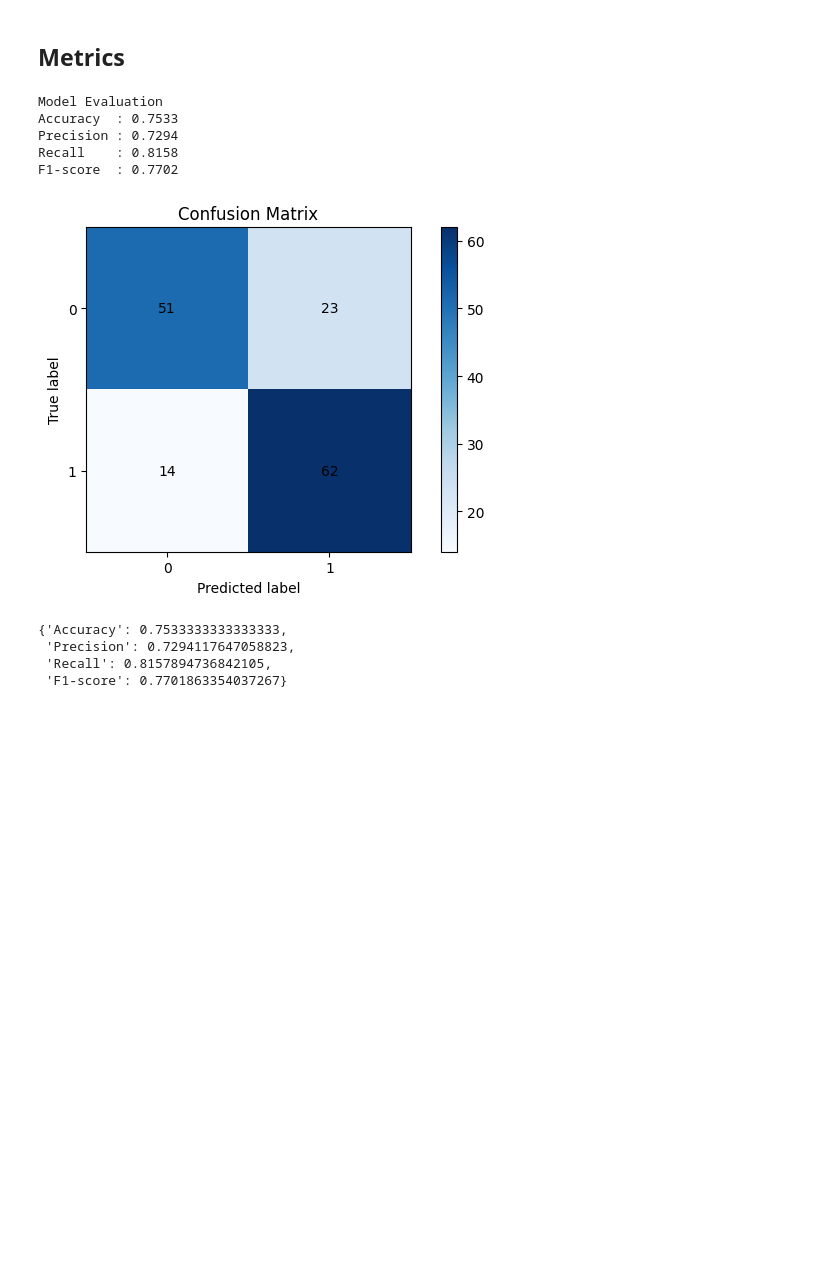
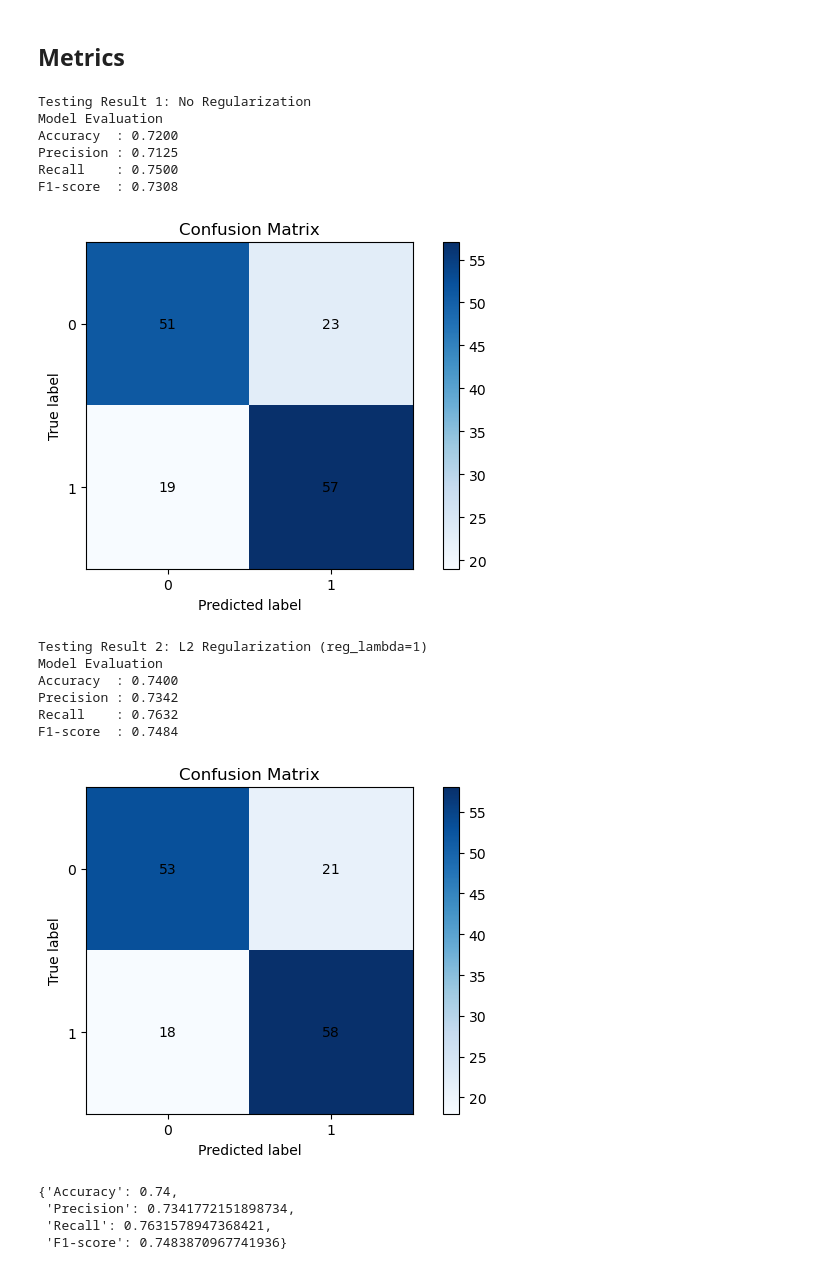
Before and after one commit to minhman293/DM2026-Assignment-1-2, a Jupyter notebook: Real_World_Classification.ipynb, the cells around one changed output. Saved outputs shown, nothing was run; the diff lists cells and outputs as text; code cells hidden in the pictures; blank space fills up the shorter version.

```diff
--- a/Real_World_Classification.ipynb
+++ b/Real_World_Classification.ipynb
@@ -203,7 +203,10 @@ for col in feature_cols:
 
 X = df[feature_cols].values.astype(float)
 y = df['Species'].values
-X_train, X_test, y_train, y_test = train_test_split(X, y, test_size=0.3, random_state=seed)
+X_train, X_test, y_train, y_test = train_test_split(
+    X, y, test_size=0.3, random_state=seed
+)
 
+print('Train shape:', X_train.shape, '| Test shape:', X_test.shape)
 df.head()
 # %% [output]
@@ -277,19 +366,32 @@ Sum of absolute values of weights: 18.08398325256373
 # %% [markdown]
 ## Metrics
 # %%
-# use evaluate_binary_classifier to evaluate the model on the test set
+# Evaluate binary classification performance
 from model.metrics import evaluate_binary_classifier
 
-y_pred = model.predict(X_test)
-evaluate_binary_classifier(y_test, y_pred)
+print('Testing Result 1: No Regularization')
+y_pred_no_reg = trained_models['no_regularization'].predict(X_test)
+evaluate_binary_classifier(y_test, y_pred_no_reg)
+
+print('\nTesting Result 2: L2 Regularization (reg_lambda=1)')
+y_pred_l2 = trained_models['l2_lambda_1'].predict(X_test)
+evaluate_binary_classifier(y_test, y_pred_l2)
 # %% [output]
+Testing Result 1: No Regularization
 Model Evaluation
-Accuracy  : 0.7533
-Precision : 0.7294
-Recall    : 0.8158
-F1-score  : 0.7702
+Accuracy  : 0.7200
+Precision : 0.7125
+Recall    : 0.7500
+F1-score  : 0.7308
-[figure, old version]
+[figure, new version]
-{'Accuracy': 0.7533333333333333,
- 'Precision': 0.7294117647058823,
- 'Recall': 0.8157894736842105,
- 'F1-score': 0.7701863354037267}
+Testing Result 2: L2 Regularization (reg_lambda=1)
+Model Evaluation
+Accuracy  : 0.7400
+Precision : 0.7342
+Recall    : 0.7632
+F1-score  : 0.7484
+[figure, added]
+{'Accuracy': 0.74,
+ 'Precision': 0.7341772151898734,
+ 'Recall': 0.7631578947368421,
+ 'F1-score': 0.7483870967741936}
```
Also changed, not shown: parts of 2 cells of this notebook.
